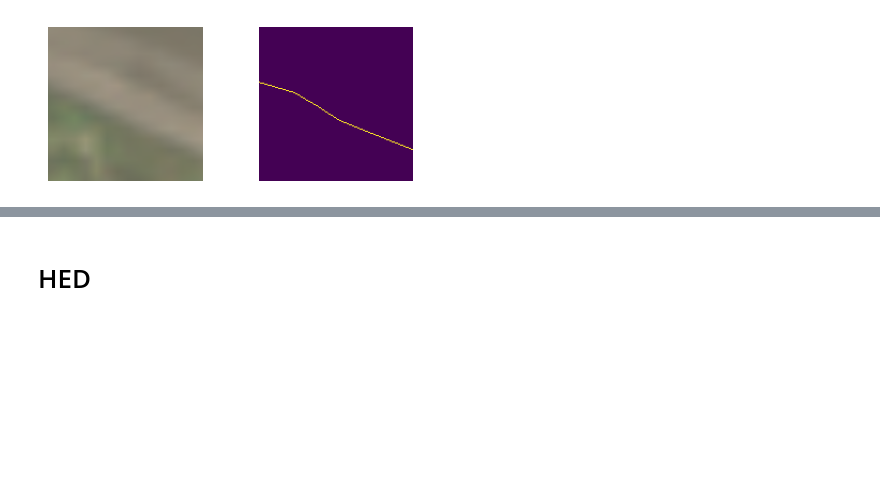
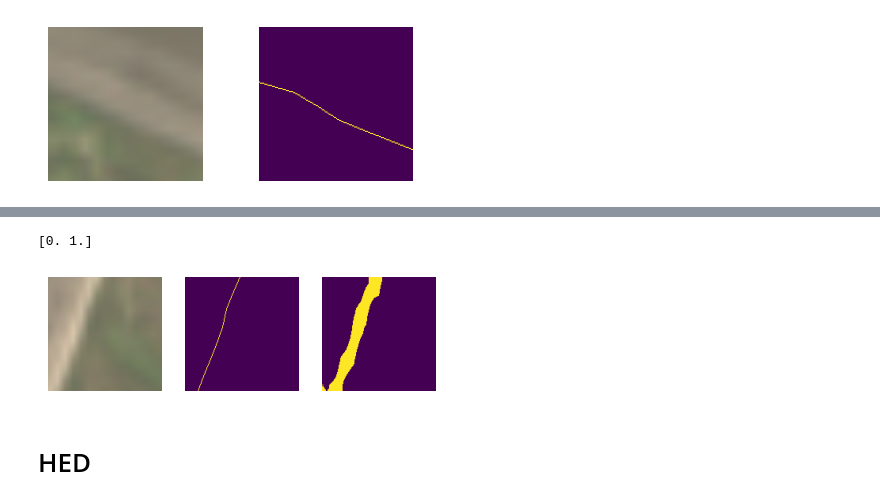
Before and after one commit to conorosully/sentinel2-vegetation-line, a Jupyter notebook: src/model_evaluation.ipynb, the cells around one changed output, grey strips where cells are left out. Drawn from its saved outputs; the diff is of its cells as text; code cells hidden in the pictures; blank space fills up the shorter version.

```diff
--- a/src/model_evaluation.ipynb
+++ b/src/model_evaluation.ipynb
@@ -75,3 +83,21 @@ for a in ax:
+# %%
+i = np.random.randint(0,len(test_paths))
+rgb = utils.get_rgb(test_input[i],contrast=0.4)
+target = test_targets[i]
+
+pred = test_preds[i]
+print(np.unique(pred))
+
+fig, ax = plt.subplots(1,3,figsize=(5,2))
+ax[0].imshow(rgb)
+ax[1].imshow(target)
+ax[2].imshow(pred)
+
+for a in ax:
+    a.axis('off')
+# %% [output]
+[0. 1.]
+[figure, added]
 # %% [markdown]
 # HED
 # %%
```
Also changed, not shown: parts of 4 cells of this notebook, 5 other files.
